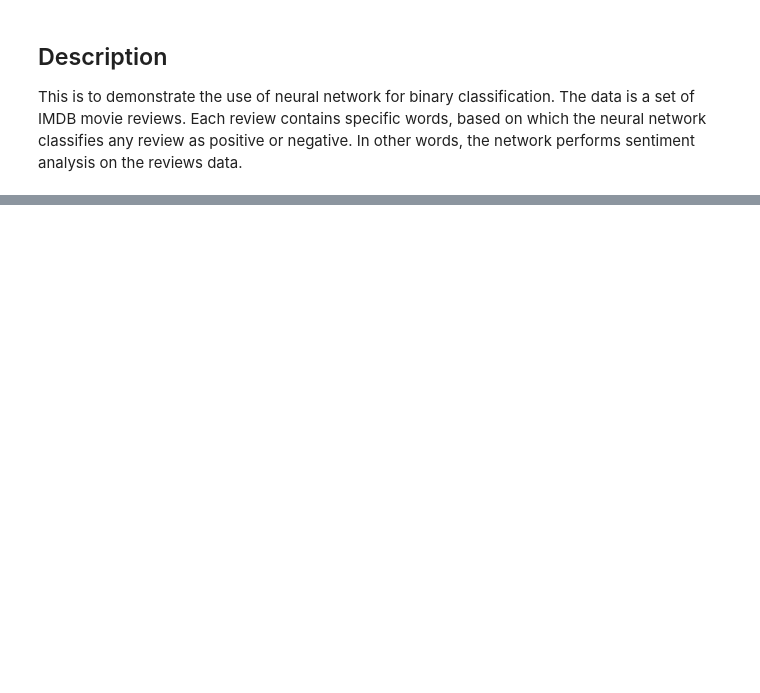
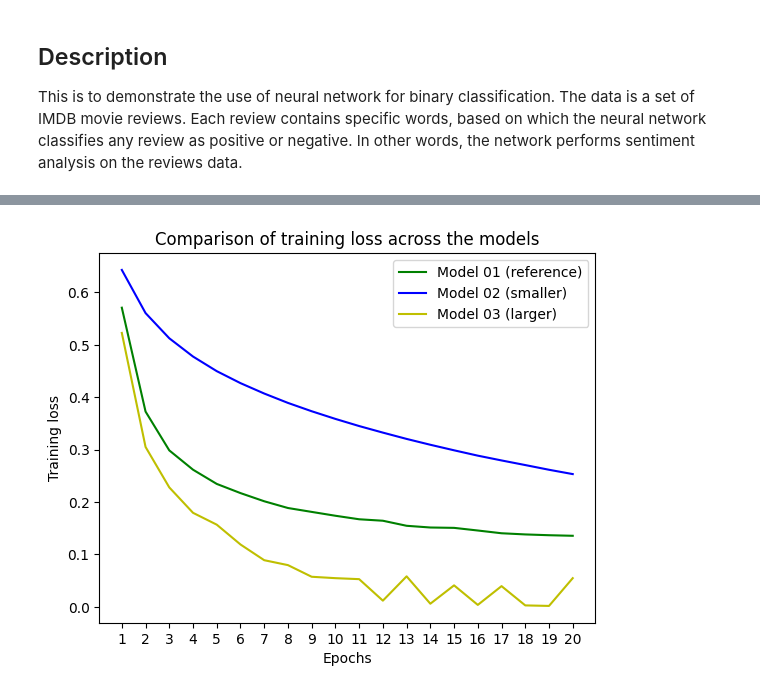
Before and after one commit to DusanPaal/data_analytics, a Jupyter notebook: imdb.ipynb, the cells around one changed output, grey strips where cells are left out. Cells and saved outputs as stored; diff of their text form; code cells hidden in the pictures; blank space fills up the shorter version.

```diff
--- a/imdb.ipynb
+++ b/imdb.ipynb
@@ -123,0 +67,6 @@ Test loss: 0.5201 Test accuracy: 0.877
+# %%
+# model hyperparameters
+n_epochs = 20
+batch_size = 512
+l2_reg = 0.001 # every coefficient w in the W matrix of a layer adds 0.001 * w to the total loss
+learn_rate = 0.001
@@ -123,0 +229,77 @@ Test loss: 0.5201 Test accuracy: 0.877
+# %%
+training_loss_01 = history_01['loss']
+validation_loss_01 = history_01['val_loss']
+training_accuracy_01 = history_01['accuracy']
+validation_accuracy_01 = history_01['val_accuracy']
+
+training_loss_02 = history_02['loss']
+validation_loss_02 = history_02['val_loss']
+training_accuracy_02 = history_02['accuracy']
+validation_accuracy_02 = history_02['val_accuracy']
+
+training_loss_03 = history_03['loss']
+validation_loss_03 = history_03['val_loss']
+training_accuracy_03 = history_03['accuracy']
+validation_accuracy_03 = history_03['val_accuracy']
+
+epochs=range(1, n_epochs + 1)
+
+model_01_desc = 'Model 01 (reference)'
+model_02_desc = 'Model 02 (smaller)'
+model_03_desc = 'Model 03 (larger)'
+
+# plot training loss
+plt.plot(epochs, training_loss_01, 'g', label=model_01_desc)
+plt.plot(epochs, training_loss_02, 'b', label=model_02_desc)
+plt.plot(epochs, training_loss_03, 'y', label=model_03_desc)
+plt.title('Comparison of training loss across the models')
+plt.xlabel('Epochs')
+plt.ylabel('Training loss')
+plt.xticks(epochs)
+plt.legend()
+plt.show()
+
+
+# plot validation loss
+plt.plot(epochs, validation_loss_01, 'g', label=model_01_desc)
+plt.plot(epochs, validation_loss_02, 'b', label=model_02_desc)
+plt.plot(epochs, validation_loss_03, 'y', label=model_03_desc)
+plt.title('Comparison of validation loss across the models')
+plt.xlabel('Epochs')
+plt.ylabel('Validation loss')
+plt.xticks(epochs)
+plt.legend()
+plt.show()
+
+
+# plot training accuracy
+plt.plot(epochs, training_accuracy_01, 'g', label=model_01_desc)
+plt.plot(epochs, training_accuracy_02, 'b', label=model_02_desc)
+plt.plot(epochs, training_accuracy_03, 'y', label=model_03_desc)
+plt.title('Comparison of training accuracy across the models')
+plt.xlabel('Epochs')
+plt.ylabel('Accuracy')
+plt.xticks(epochs)
+plt.legend()
+plt.show()
+
+# plot validation accuracy
+plt.plot(epochs, validation_accuracy_01, 'g', label=model_01_desc)
+plt.plot(epochs, validation_accuracy_02, 'b', label=model_02_desc)
+plt.plot(epochs, validation_accuracy_03, 'y', label=model_03_desc)
+plt.title('Comparison of validation accuracy across the models')
+plt.xlabel('Epochs')
+plt.ylabel('Accuracy')
+plt.xticks(epochs)
+plt.legend()
+plt.show()
+
+eval_01 = model_01.evaluate(x_test_vec, y_test_vec)
+eval_02 = model_02.evaluate(x_test_vec, y_test_vec)
+eval_03 = model_03.evaluate(x_test_vec, y_test_vec)
+
+print(eval_01)
+print(eval_02)
+print(eval_03)
+# %% [output]
+[figure, added]
```
Also changed, not shown: parts of 15 cells of this notebook, 9 other files.
